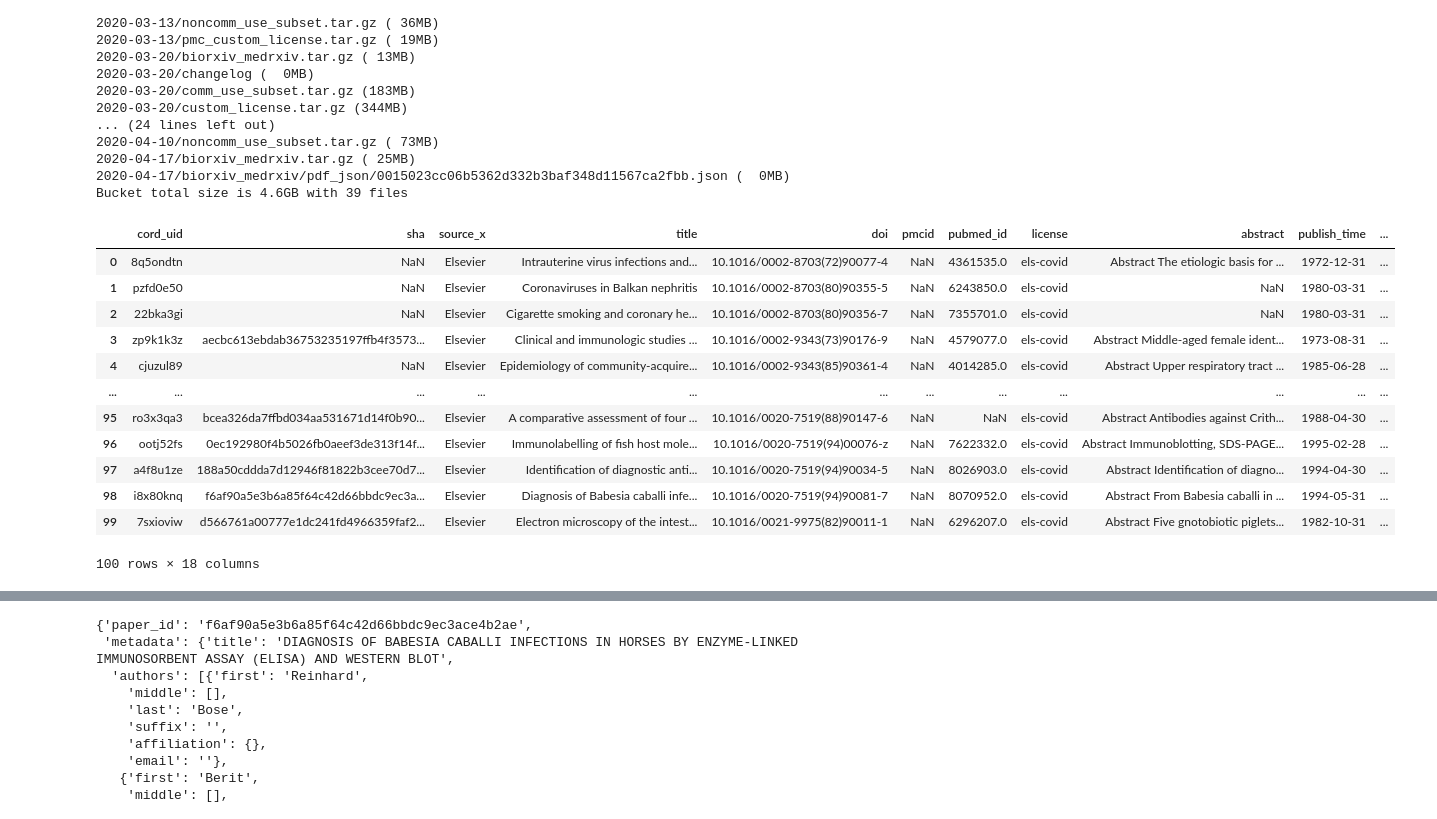
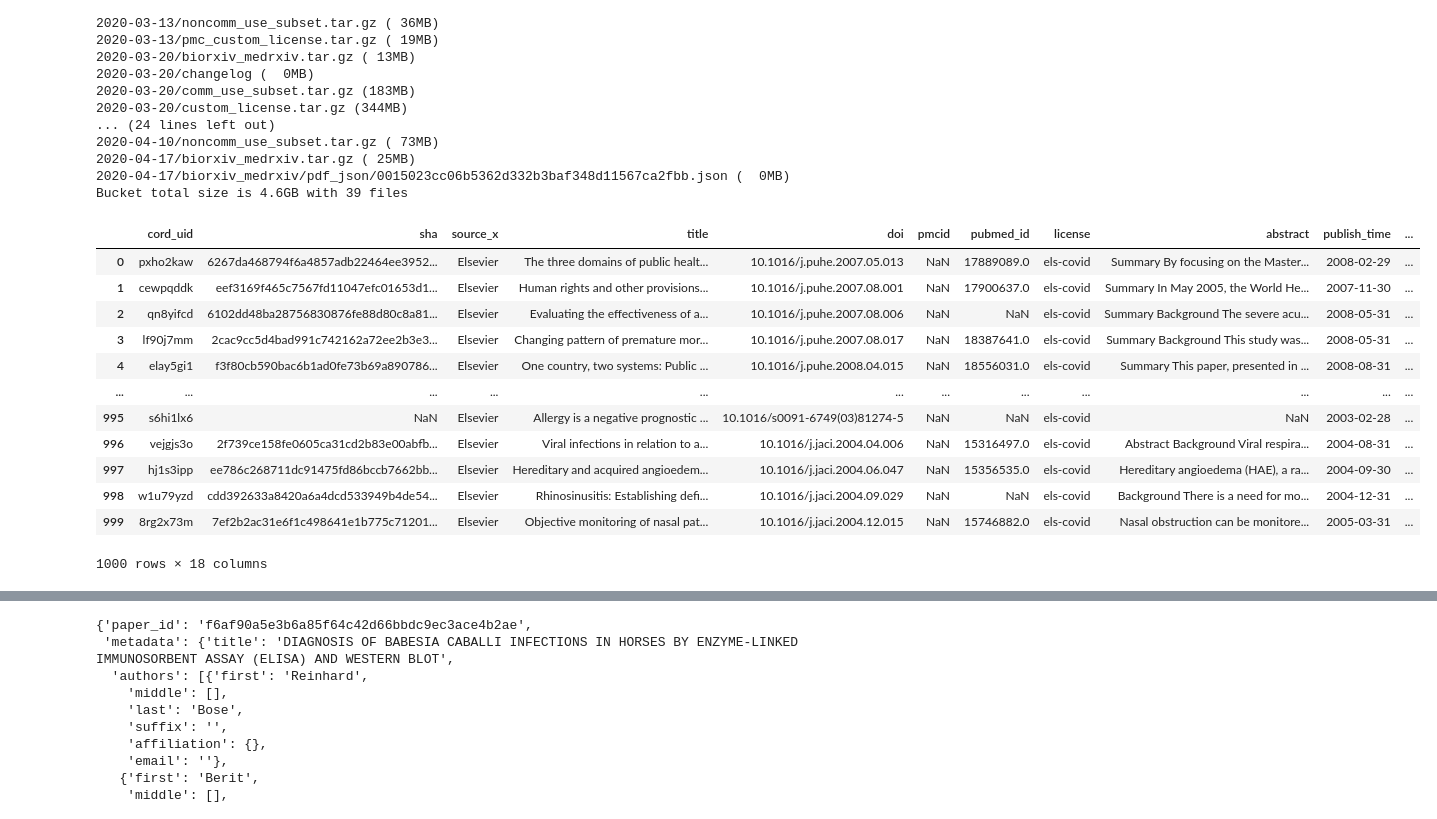
Before and after one commit to NationalLimerickProductions/seq2cite, a Jupyter notebook: notebooks/0_cord_data.ipynb, the cells around one changed output, grey strips where cells are left out. Cells and saved outputs as stored; diff of their text form; code cells hidden in the pictures.

```diff
--- a/notebooks/0_cord_data.ipynb
+++ b/notebooks/0_cord_data.ipynb
@@ -95,25 +96,25 @@ def preview_csv_dataset(bucket, key, rows=10):
     return data
 # %%
 metadata = pd.read_csv(f's3://{config.cord19_aws_bucket}/2020-04-03/metadata.csv',
-                       nrows=100,
-                       skiprows=0,
+                       nrows=1000,
+                       skiprows=5000,
                       names=config.metadata_columns,
                       header=0)
 metadata
 # %% [output]
 |  | cord_uid | sha | source_x | title | doi | pmcid | pubmed_id | license | abstract | publish_time | ... |
-| 0 | 8q5ondtn | NaN | Elsevier | Intrauterine virus infections and... | 10.1016/0002-8703(72)90077-4 | NaN | 4361535.0 | els-covid | Abstract The etiologic basis for ... | 1972-12-31 | ... |
-| 1 | pzfd0e50 | NaN | Elsevier | Coronaviruses in Balkan nephritis | 10.1016/0002-8703(80)90355-5 | NaN | 6243850.0 | els-covid | NaN | 1980-03-31 | ... |
-| 2 | 22bka3gi | NaN | Elsevier | Cigarette smoking and coronary he... | 10.1016/0002-8703(80)90356-7 | NaN | 7355701.0 | els-covid | NaN | 1980-03-31 | ... |
-| 3 | zp9k1k3z | aecbc613ebdab36753235197ffb4f3573... | Elsevier | Clinical and immunologic studies ... | 10.1016/0002-9343(73)90176-9 | NaN | 4579077.0 | els-covid | Abstract Middle-aged female ident... | 1973-08-31 | ... |
-| 4 | cjuzul89 | NaN | Elsevier | Epidemiology of community-acquire... | 10.1016/0002-9343(85)90361-4 | NaN | 4014285.0 | els-covid | Abstract Upper respiratory tract ... | 1985-06-28 | ... |
+| 0 | pxho2kaw | 6267da468794f6a4857adb22464ee3952... | Elsevier | The three domains of public healt... | 10.1016/j.puhe.2007.05.013 | NaN | 17889089.0 | els-covid | Summary By focusing on the Master... | 2008-02-29 | ... |
+| 1 | cewpqddk | eef3169f465c7567fd11047efc01653d1... | Elsevier | Human rights and other provisions... | 10.1016/j.puhe.2007.08.001 | NaN | 17900637.0 | els-covid | Summary In May 2005, the World He... | 2007-11-30 | ... |
+| 2 | qn8yifcd | 6102dd48ba28756830876fe88d80c8a81... | Elsevier | Evaluating the effectiveness of a... | 10.1016/j.puhe.2007.08.006 | NaN | NaN | els-covid | Summary Background The severe acu... | 2008-05-31 | ... |
+| 3 | lf90j7mm | 2cac9cc5d4bad991c742162a72ee2b3e3... | Elsevier | Changing pattern of premature mor... | 10.1016/j.puhe.2007.08.017 | NaN | 18387641.0 | els-covid | Summary Background This study was... | 2008-05-31 | ... |
+| 4 | elay5gi1 | f3f80cb590bac6b1ad0fe73b69a890786... | Elsevier | One country, two systems: Public ... | 10.1016/j.puhe.2008.04.015 | NaN | 18556031.0 | els-covid | Summary This paper, presented in ... | 2008-08-31 | ... |
 | ... | ... | ... | ... | ... | ... | ... | ... | ... | ... | ... | ... |
-| 95 | ro3x3qa3 | bcea326da7ffbd034aa531671d14f0b90... | Elsevier | A comparative assessment of four ... | 10.1016/0020-7519(88)90147-6 | NaN | NaN | els-covid | Abstract Antibodies against Crith... | 1988-04-30 | ... |
-| 96 | ootj52fs | 0ec192980f4b5026fb0aeef3de313f14f... | Elsevier | Immunolabelling of fish host mole... | 10.1016/0020-7519(94)00076-z | NaN | 7622332.0 | els-covid | Abstract Immunoblotting, SDS-PAGE... | 1995-02-28 | ... |
-| 97 | a4f8u1ze | 188a50cddda7d12946f81822b3cee70d7... | Elsevier | Identification of diagnostic anti... | 10.1016/0020-7519(94)90034-5 | NaN | 8026903.0 | els-covid | Abstract Identification of diagno... | 1994-04-30 | ... |
-| 98 | i8x80knq | f6af90a5e3b6a85f64c42d66bbdc9ec3a... | Elsevier | Diagnosis of Babesia caballi infe... | 10.1016/0020-7519(94)90081-7 | NaN | 8070952.0 | els-covid | Abstract From Babesia caballi in ... | 1994-05-31 | ... |
-| 99 | 7sxioviw | d566761a00777e1dc241fd4966359faf2... | Elsevier | Electron microscopy of the intest... | 10.1016/0021-9975(82)90011-1 | NaN | 6296207.0 | els-covid | Abstract Five gnotobiotic piglets... | 1982-10-31 | ... |
+| 995 | s6hi1lx6 | NaN | Elsevier | Allergy is a negative prognostic ... | 10.1016/s0091-6749(03)81274-5 | NaN | NaN | els-covid | NaN | 2003-02-28 | ... |
+| 996 | vejgjs3o | 2f739ce158fe0605ca31cd2b83e00abfb... | Elsevier | Viral infections in relation to a... | 10.1016/j.jaci.2004.04.006 | NaN | 15316497.0 | els-covid | Abstract Background Viral respira... | 2004-08-31 | ... |
+| 997 | hj1s3ipp | ee786c268711dc91475fd86bccb7662bb... | Elsevier | Hereditary and acquired angioedem... | 10.1016/j.jaci.2004.06.047 | NaN | 15356535.0 | els-covid | Hereditary angioedema (HAE), a ra... | 2004-09-30 | ... |
+| 998 | w1u79yzd | cdd392633a8420a6a4dcd533949b4de54... | Elsevier | Rhinosinusitis: Establishing defi... | 10.1016/j.jaci.2004.09.029 | NaN | NaN | els-covid | Background There is a need for mo... | 2004-12-31 | ... |
+| 999 | 8rg2x73m | 7ef2b2ac31e6f1c498641e1b775c71201... | Elsevier | Objective monitoring of nasal pat... | 10.1016/j.jaci.2004.12.015 | NaN | 15746882.0 | els-covid | Nasal obstruction can be monitore... | 2005-03-31 | ... |
-100 rows × 18 columns
+1000 rows × 18 columns
 # %%
 metadata[~pd.isna(metadata['sha'])]
 # %% [output]
```
Also changed, not shown: parts of 11 cells of this notebook, 2 other files.
